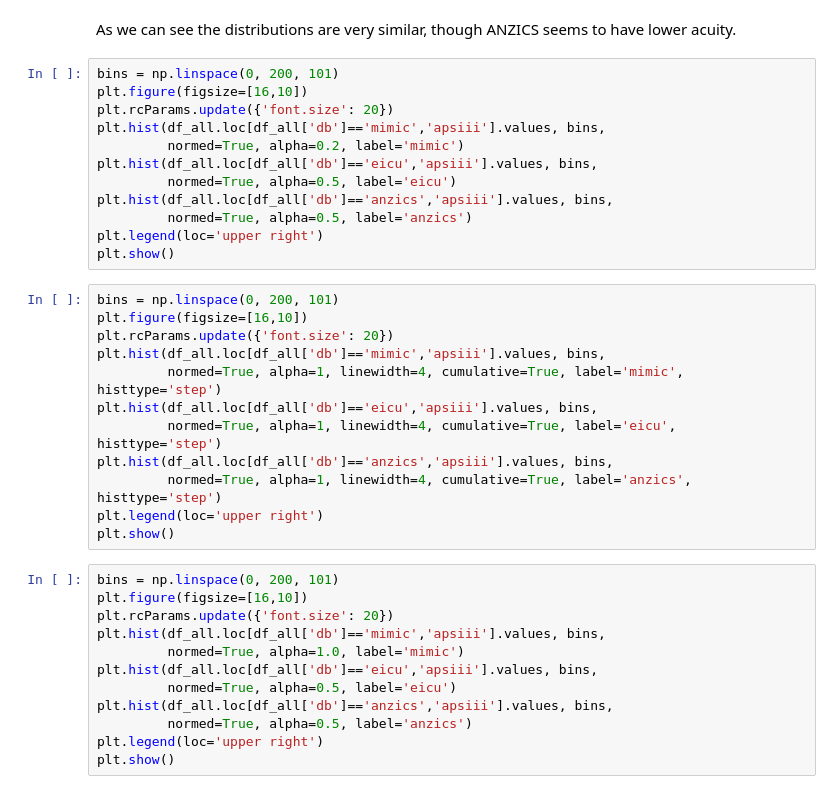
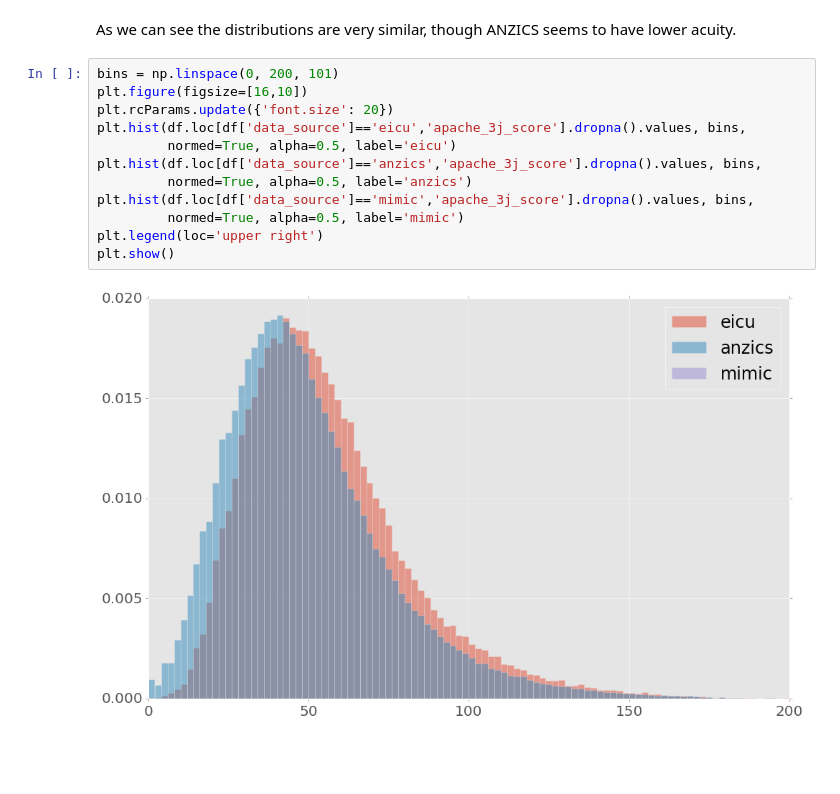
Before and after one commit to MIT-LCP/gossis, a Jupyter notebook: compare-data.ipynb, the cells around one changed output. Cells and saved outputs as stored; diff of their text form; blank space fills up the shorter version.

```diff
--- a/compare-data.ipynb
+++ b/compare-data.ipynb
@@ -140,36 +114,14 @@ As we can see the distributions are very similar, though ANZICS seems to have lo
 # %%
 bins = np.linspace(0, 200, 101)
 plt.figure(figsize=[16,10])
 plt.rcParams.update({'font.size': 20})
-plt.hist(df_all.loc[df_all['db']=='mimic','apsiii'].values, bins,
-         normed=True, alpha=0.2, label='mimic')
-plt.hist(df_all.loc[df_all['db']=='eicu','apsiii'].values, bins,
+plt.hist(df.loc[df['data_source']=='eicu','apache_3j_score'].dropna().values, bins,
          normed=True, alpha=0.5, label='eicu')
-plt.hist(df_all.loc[df_all['db']=='anzics','apsiii'].values, bins,
+plt.hist(df.loc[df['data_source']=='anzics','apache_3j_score'].dropna().values, bins,
          normed=True, alpha=0.5, label='anzics')
+plt.hist(df.loc[df['data_source']=='mimic','apache_3j_score'].dropna().values, bins,
+         normed=True, alpha=0.5, label='mimic')
 plt.legend(loc='upper right')
 plt.show()
+# %% [output]
+[figure, added]
-# %%
-bins = np.linspace(0, 200, 101)
-plt.figure(figsize=[16,10])
-plt.rcParams.update({'font.size': 20})
-plt.hist(df_all.loc[df_all['db']=='mimic','apsiii'].values, bins,
-         normed=True, alpha=1, linewidth=4, cumulative=True, label='mimic', histtype='step')
-plt.hist(df_all.loc[df_all['db']=='eicu','apsiii'].values, bins,
-         normed=True, alpha=1, linewidth=4, cumulative=True, label='eicu', histtype='step')
-plt.hist(df_all.loc[df_all['db']=='anzics','apsiii'].values, bins,
-         normed=True, alpha=1, linewidth=4, cumulative=True, label='anzics', histtype='step')
-plt.legend(loc='upper right')
-plt.show()
-# %%
-bins = np.linspace(0, 200, 101)
-plt.figure(figsize=[16,10])
-plt.rcParams.update({'font.size': 20})
-plt.hist(df_all.loc[df_all['db']=='mimic','apsiii'].values, bins,
-         normed=True, alpha=1.0, label='mimic')
-plt.hist(df_all.loc[df_all['db']=='eicu','apsiii'].values, bins,
-         normed=True, alpha=0.5, label='eicu')
-plt.hist(df_all.loc[df_all['db']=='anzics','apsiii'].values, bins,
-         normed=True, alpha=0.5, label='anzics')
-plt.legend(loc='upper right')
-plt.show()
```
Also changed, not shown: parts of 21 cells of this notebook.
